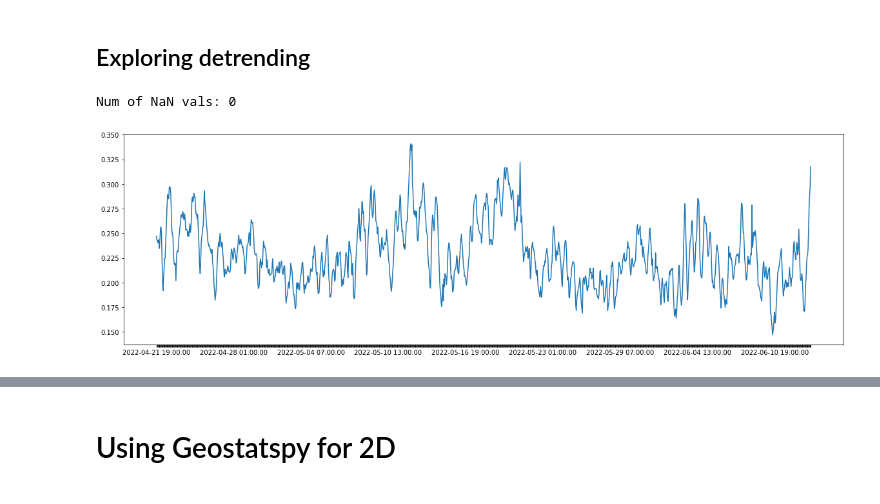
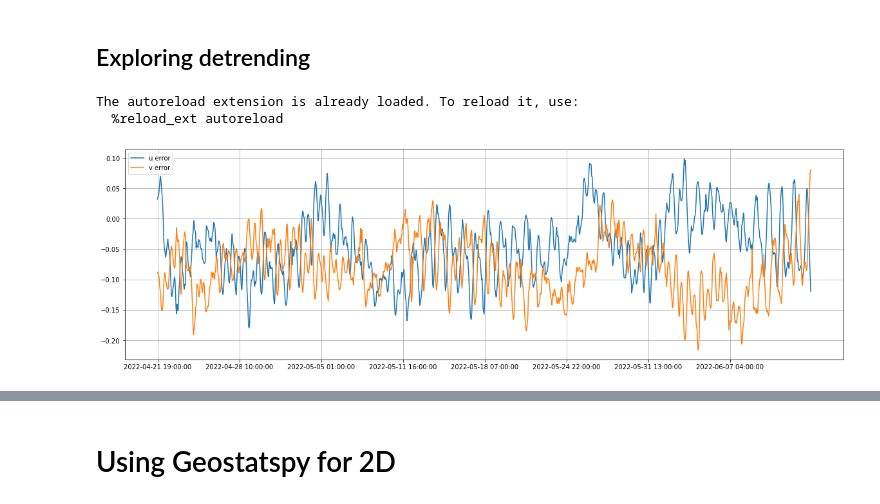
Before and after one commit to MariusWiggert/OceanPlatformControl, a Jupyter notebook: ocean_navigation_simulator/generative_error_model/test_variogram.ipynb, the cells around one changed output, grey strips where cells are left out. Drawn from its saved outputs; the diff is of its cells as text; code cells hidden in the pictures.

Commit message:
update variogram code, now supports detrending over user defined bins + viz

```diff
--- a/ocean_navigation_simulator/generative_error_model/test_variogram.ipynb
+++ b/ocean_navigation_simulator/generative_error_model/test_variogram.ipynb
@@ -34,43 +31,38 @@ vario_ana.plot_variograms("u")
 # %% [markdown]
 ## Exploring detrending
-# %%
-%load_ext autoreload
-%autoreload 2
-
-from generative_model_metrics import calc_speed_mean, calc_speed_RMSE
-
-import pandas as pd
-import numpy as np
-import matplotlib.pyplot as plt
-
-dataset_dir = "/home/jonas/Documents/Thesis/OceanPlatformControl/data/drifter_data/dataset_forecast_error/"
-dataset_files = os.listdir(dataset_dir)
-
-# loop over all csv files and plot errors
-# detrend via latitude and plot again
-for i in range(len(dataset_files)):
-    if i == 0:
-        df = pd.read_csv(os.path.join(dataset_dir, dataset_files[i]))
-    else:
-        df_temp = pd.read_csv(os.path.join(dataset_dir, dataset_files[i]))
-        df = pd.concat([df, df_temp], ignore_index=True)
-
-print(f"Num of NaN vals: {np.isnan(df['u_error']).sum()}")
-# %% [output]
-Num of NaN vals: 0
+# %%
+%load_ext autoreload
+%autoreload 2
+
+from generative_model_metrics import calc_speed_mean, calc_speed_RMSE
+from variogram.VariogramAnalysis import VariogramAnalysis
+from Dataset import load_test_data
+
+import pandas as pd
+import numpy as np
+import matplotlib.pyplot as plt
+import os
+
+df = load_test_data()
+# var_ana = VariogramAnalysis(df)
+# var_ana.detrend(detrend_var="lat", num_bins=5)
+# var_ana.plot_detrended_bins()
+# var_ana.build_variogram((0.1,0.1,1), (200,100,240), chunk_size=int(1e6))
+# %% [output]
+The autoreload extension is already loaded. To reload it, use:
+  %reload_ext autoreload
 # %%
-df["RMSE"] = calc_speed_RMSE(df["u_forecast"], df["v_forecast"], df["u"], df["v"])
+# plotting RMSE without detrending and binning
+df["RMSE"] = np.sqrt(df["u_error"]**2 + df["v_error"]**2)
 
 df_group = df.groupby(by=["time"], as_index=False).mean()
 fig, ax = plt.subplots(figsize=(20,6))
-plt.plot(df_group["time"], df_group["RMSE"], label="RMSE")
-
-# needed to supress most labels
-every_nth = 150
-for n, label in enumerate(ax.xaxis.get_ticklabels()):
-    if n % every_nth != 0:
-        label.set_visible(False)
-
+# plt.plot(df_group["time"], df_group["RMSE"], label="RMSE")
+plt.plot(df_group["time"], df_group["u_error"], label="u error")
+plt.plot(df_group["time"], df_group["v_error"], label="v error")
+plt.xticks(np.arange(0, len(df_group), round(len(df_group)/8)))
+plt.legend()
+plt.grid()
 plt.show()
 # %% [output]
-[figure, old version]
+[figure, new version]
```
Also changed, not shown: parts of 7 cells of this notebook, 1 other file.
